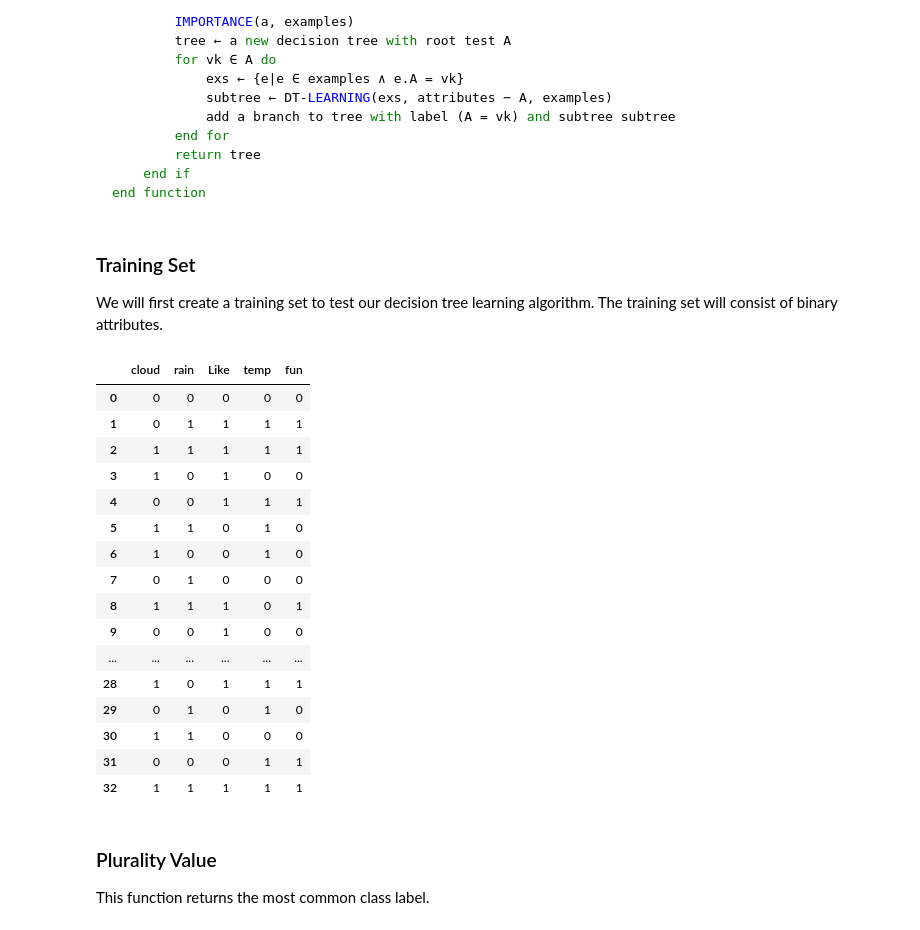
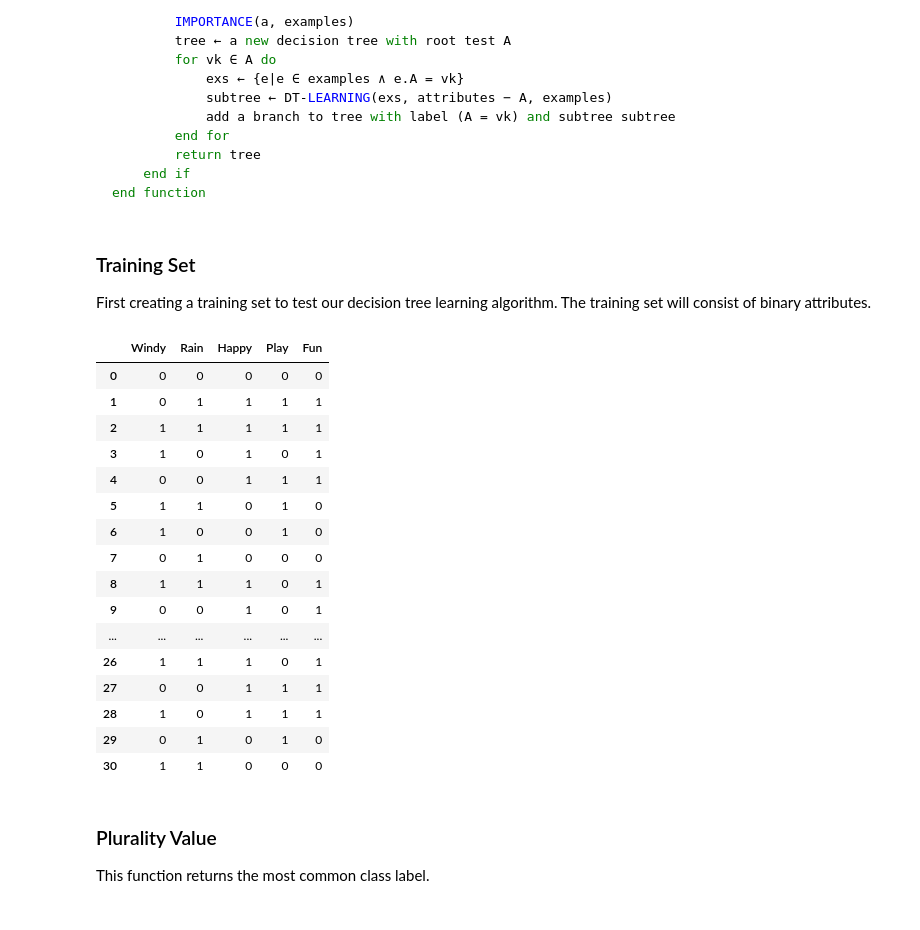
Before and after one commit to Rengeten1/Algorithms-and-Data-Structures, a Jupyter notebook: Python/report/DecisionTree/LearningTree.ipynb, the cells around one changed output. Saved outputs shown, nothing was run; the diff lists cells and outputs as text; code cells hidden in the pictures.

````diff
--- a/Python/report/DecisionTree/LearningTree.ipynb
+++ b/Python/report/DecisionTree/LearningTree.ipynb
@@ -30,67 +30,65 @@ end function
 ```
 # %% [markdown]
 ### Training Set
-We will first create a training set to test our decision tree learning algorithm. The training set will consist of binary attributes.
+First creating a training set to test our decision tree learning algorithm. The training set will consist of binary attributes.
 # %%
 import pandas as pd
 
 data = [
-    {'cloud': 0, 'rain': 0, 'Like': 0, 'temp': 0, 'fun': 0},
-    {'cloud': 0, 'rain': 1, 'Like': 1, 'temp': 1, 'fun': 1},
-    {'cloud': 1, 'rain': 1, 'Like': 1, 'temp': 1, 'fun': 1},
-    {'cloud': 1, 'rain': 0, 'Like': 1, 'temp': 0, 'fun': 0},
-    {'cloud': 0, 'rain': 0, 'Like': 1, 'temp': 1, 'fun': 1},
-    {'cloud': 1, 'rain': 1, 'Like': 0, 'temp': 1, 'fun': 0},
-    {'cloud': 1, 'rain': 0, 'Like': 0, 'temp': 1, 'fun': 0},
-    {'cloud': 0, 'rain': 1, 'Like': 0, 'temp': 0, 'fun': 0},
-    {'cloud': 1, 'rain': 1, 'Like': 1, 'temp': 0, 'fun': 1},
-    {'cloud': 0, 'rain': 0, 'Like': 1, 'temp': 0, 'fun': 0},
-    {'cloud': 1, 'rain': 0, 'Like': 0, 'temp': 0, 'fun': 0},
-    {'cloud': 0, 'rain': 1, 'Like': 1, 'temp': 0, 'fun': 0},
-    {'cloud': 1, 'rain': 1, 'Like': 0, 'temp': 0, 'fun': 0},
-    {'cloud': 0, 'rain': 0, 'Like': 0, 'temp': 1, 'fun': 0},
-    {'cloud': 1, 'rain': 0, 'Like': 1, 'temp': 1, 'fun': 1},
-    {'cloud': 0, 'rain': 1, 'Like': 0, 'temp': 1, 'fun': 1},
-    {'cloud': 1, 'rain': 0, 'Like': 0, 'temp': 1, 'fun': 0},
-    {'cloud': 0, 'rain': 1, 'Like': 1, 'temp': 1, 'fun': 1},
-    {'cloud': 1, 'rain': 1, 'Like': 1, 'temp': 1, 'fun': 1},
-    {'cloud': 0, 'rain': 0, 'Like': 1, 'temp': 0, 'fun': 1},
-    {'cloud': 1, 'rain': 0, 'Like': 1, 'temp': 0, 'fun': 0},
-    {'cloud': 0, 'rain': 1, 'Like': 0, 'temp': 0, 'fun': 0},
-    {'cloud': 1, 'rain': 1, 'Like': 0, 'temp': 1, 'fun': 0},
-    {'cloud': 0, 'rain': 0, 'Like': 0, 'temp': 0, 'fun': 0},
-    {'cloud': 1, 'rain': 0, 'Like': 0, 'temp': 0, 'fun': 0},
-    {'cloud': 0, 'rain': 1, 'Like': 1, 'temp': 0, 'fun': 1},
-    {'cloud': 1, 'rain': 1, 'Like': 1, 'temp': 0, 'fun': 1},
-    {'cloud': 0, 'rain': 0, 'Like': 1, 'temp': 1, 'fun': 1},
-    {'cloud': 1, 'rain': 0, 'Like': 1, 'temp': 1, 'fun': 1},
-    {'cloud': 0, 'rain': 1, 'Like': 0, 'temp': 1, 'fun': 0},
-    {'cloud': 1, 'rain': 1, 'Like': 0, 'temp': 0, 'fun': 0},
-    {'cloud': 0, 'rain': 0, 'Like': 0, 'temp': 1, 'fun': 1},
-    {'cloud': 1, 'rain': 1, 'Like': 1, 'temp': 1, 'fun': 1}
+    {'Windy': 0, 'Rain': 0, 'Happy': 0, 'Play': 0, 'Fun': 0},
+    {'Windy': 0, 'Rain': 1, 'Happy': 1, 'Play': 1, 'Fun': 1},
+    {'Windy': 1, 'Rain': 1, 'Happy': 1, 'Play': 1, 'Fun': 1},
+    {'Windy': 1, 'Rain': 0, 'Happy': 1, 'Play': 0, 'Fun': 1},
+    {'Windy': 0, 'Rain': 0, 'Happy': 1, 'Play': 1, 'Fun': 1},
+    {'Windy': 1, 'Rain': 1, 'Happy': 0, 'Play': 1, 'Fun': 0},
+    {'Windy': 1, 'Rain': 0, 'Happy': 0, 'Play': 1, 'Fun': 0},
+    {'Windy': 0, 'Rain': 1, 'Happy': 0, 'Play': 0, 'Fun': 0},
+    {'Windy': 1, 'Rain': 1, 'Happy': 1, 'Play': 0, 'Fun': 1},
+    {'Windy': 0, 'Rain': 0, 'Happy': 1, 'Play': 0, 'Fun': 1},
+    {'Windy': 1, 'Rain': 0, 'Happy': 0, 'Play': 0, 'Fun': 1},
+    {'Windy': 0, 'Rain': 1, 'Happy': 1, 'Play': 0, 'Fun': 1},
+    {'Windy': 1, 'Rain': 1, 'Happy': 0, 'Play': 0, 'Fun': 0},
+    {'Windy': 0, 'Rain': 0, 'Happy': 0, 'Play': 1, 'Fun': 0},
+    {'Windy': 1, 'Rain': 0, 'Happy': 1, 'Play': 1, 'Fun': 1},
+    {'Windy': 0, 'Rain': 1, 'Happy': 0, 'Play': 1, 'Fun': 1},
+    {'Windy': 1, 'Rain': 0, 'Happy': 0, 'Play': 1, 'Fun': 0},
+    {'Windy': 0, 'Rain': 1, 'Happy': 1, 'Play': 1, 'Fun': 1},
+    {'Windy': 1, 'Rain': 1, 'Happy': 1, 'Play': 1, 'Fun': 1},
+    {'Windy': 0, 'Rain': 0, 'Happy': 1, 'Play': 0, 'Fun': 1},
+    {'Windy': 1, 'Rain': 0, 'Happy': 1, 'Play': 0, 'Fun': 1},
+    {'Windy': 0, 'Rain': 1, 'Happy': 0, 'Play': 0, 'Fun': 0},
+    {'Windy': 1, 'Rain': 1, 'Happy': 0, 'Play': 1, 'Fun': 0},
+    {'Windy': 0, 'Rain': 0, 'Happy': 0, 'Play': 0, 'Fun': 0},
+    {'Windy': 1, 'Rain': 0, 'Happy': 0, 'Play': 0, 'Fun': 0},
+    {'Windy': 0, 'Rain': 1, 'Happy': 1, 'Play': 0, 'Fun': 1},
+    {'Windy': 1, 'Rain': 1, 'Happy': 1, 'Play': 0, 'Fun': 1},
+    {'Windy': 0, 'Rain': 0, 'Happy': 1, 'Play': 1, 'Fun': 1},
+    {'Windy': 1, 'Rain': 0, 'Happy': 1, 'Play': 1, 'Fun': 1},
+    {'Windy': 0, 'Rain': 1, 'Happy': 0, 'Play': 1, 'Fun': 0},
+    {'Windy': 1, 'Rain': 1, 'Happy': 0, 'Play': 0, 'Fun': 0}
 ]
 
-df = pd.DataFrame(data, columns=['cloud', 'rain', 'Like', 'temp', 'fun'])
+df = pd.DataFrame(data, columns=['Windy', 'Rain', 'Happy', 'Play', 'Fun'])
 
 df
 # %% [output]
-|  | cloud | rain | Like | temp | fun |
+|  | Windy | Rain | Happy | Play | Fun |
 | 0 | 0 | 0 | 0 | 0 | 0 |
 | 1 | 0 | 1 | 1 | 1 | 1 |
 | 2 | 1 | 1 | 1 | 1 | 1 |
-| 3 | 1 | 0 | 1 | 0 | 0 |
+| 3 | 1 | 0 | 1 | 0 | 1 |
 | 4 | 0 | 0 | 1 | 1 | 1 |
 | 5 | 1 | 1 | 0 | 1 | 0 |
 | 6 | 1 | 0 | 0 | 1 | 0 |
 | 7 | 0 | 1 | 0 | 0 | 0 |
 | 8 | 1 | 1 | 1 | 0 | 1 |
-| 9 | 0 | 0 | 1 | 0 | 0 |
+| 9 | 0 | 0 | 1 | 0 | 1 |
 | ... | ... | ... | ... | ... | ... |
+| 26 | 1 | 1 | 1 | 0 | 1 |
+| 27 | 0 | 0 | 1 | 1 | 1 |
 | 28 | 1 | 0 | 1 | 1 | 1 |
 | 29 | 0 | 1 | 0 | 1 | 0 |
 | 30 | 1 | 1 | 0 | 0 | 0 |
-| 31 | 0 | 0 | 0 | 1 | 1 |
-| 32 | 1 | 1 | 1 | 1 | 1 |
 # %%
 import math
 from collections import Counter
````
Also changed, not shown: parts of 13 cells of this notebook, 4 other files.
